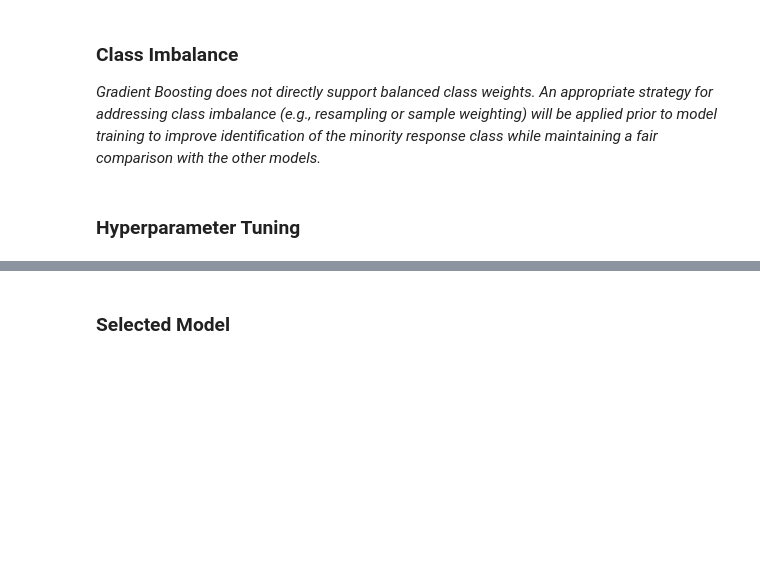
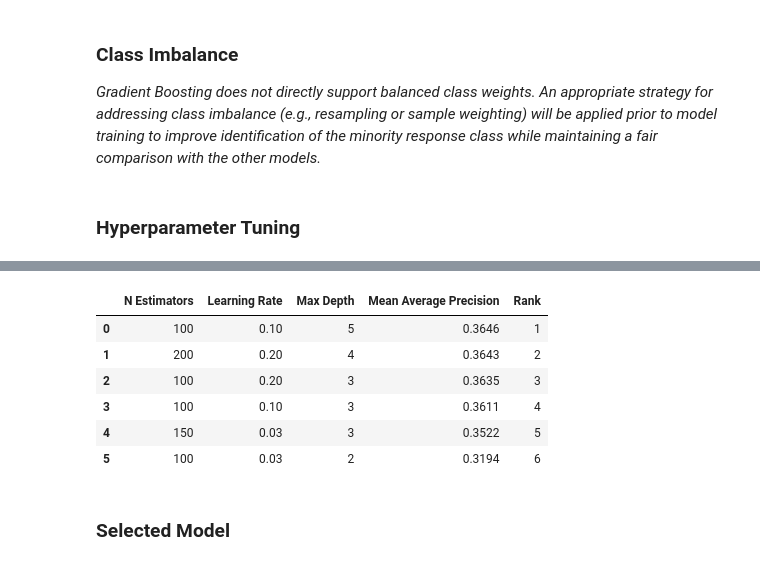
Before and after one commit to asherdata1/health-insurance-cross-sell-prediction, a Jupyter notebook: 02_notebooks/Final_Notebook.ipynb, the cells around one changed output, grey strips where cells are left out. Saved outputs shown, nothing was run; the diff lists cells and outputs as text; code cells hidden in the pictures; blank space fills up the shorter version.

```diff
--- a/02_notebooks/Final_Notebook.ipynb
+++ b/02_notebooks/Final_Notebook.ipynb
@@ -579,25 +611,38 @@ gb_grid_search.fit(X_train, y_train)
 # %%
 # Compare Gradient Boosting hyperparameter configurations
 
 gb_cv_results = (
     pd.DataFrame(gb_grid_search.cv_results_)[
         [
-            # Add parameter columns included in the search
+            "param_classifier__n_estimators",
+            "param_classifier__learning_rate",
+            "param_classifier__max_depth",
             "mean_test_score",
             "rank_test_score"
         ]
     ]
     .rename(
         columns={
+            "param_classifier__n_estimators": "N Estimators",
+            "param_classifier__learning_rate": "Learning Rate",
+            "param_classifier__max_depth": "Max Depth",
             "mean_test_score": "Mean Average Precision",
             "rank_test_score": "Rank"
         }
     )
     .sort_values("Rank")
     .reset_index(drop=True)
 )
 
 display(gb_cv_results.round(4))
+# %% [output]
+|  | N Estimators | Learning Rate | Max Depth | Mean Average Precision | Rank |
+| 0 | 100 | 0.10 | 5 | 0.3646 | 1 |
+| 1 | 200 | 0.20 | 4 | 0.3643 | 2 |
+| 2 | 100 | 0.20 | 3 | 0.3635 | 3 |
+| 3 | 100 | 0.10 | 3 | 0.3611 | 4 |
+| 4 | 150 | 0.03 | 3 | 0.3522 | 5 |
+| 5 | 100 | 0.03 | 2 | 0.3194 | 6 |
 # %% [markdown]
 ### Selected Model
 # %%
```
Also changed, not shown: parts of 11 cells of this notebook.
